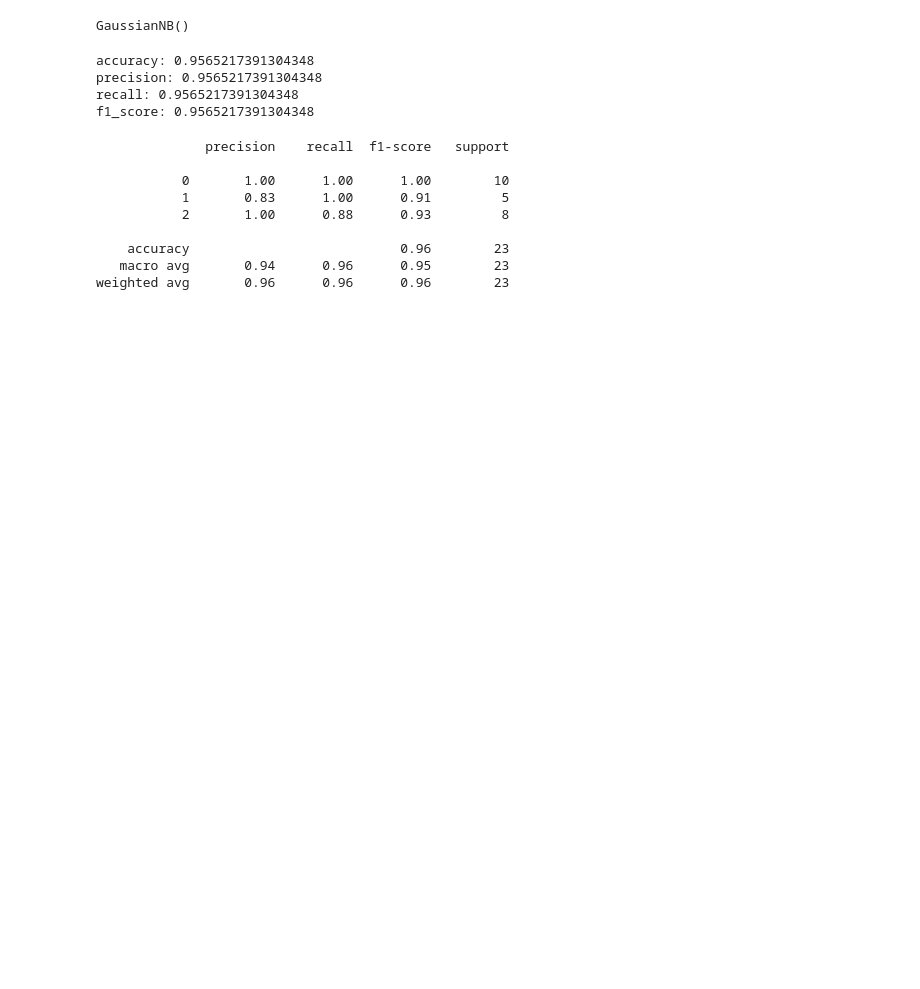
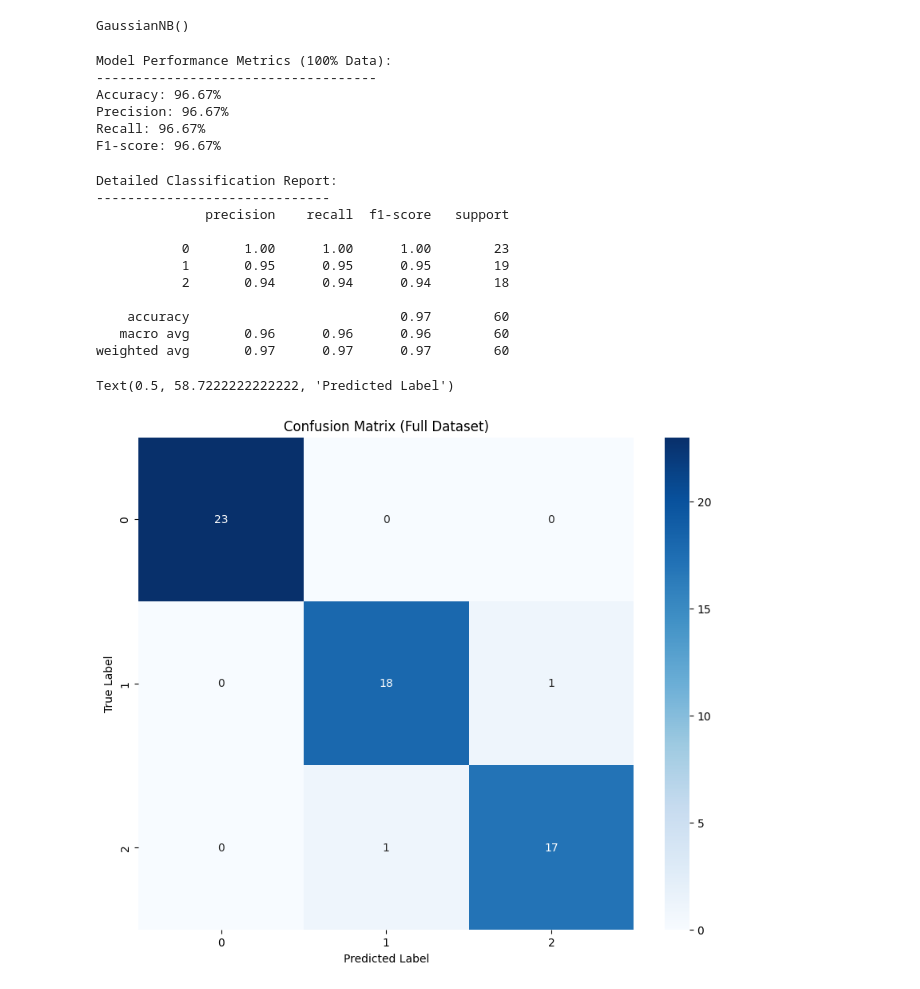
Before and after one commit to Priyanshuthapliyal2005/IrisFlowerNaiveBayes, a Jupyter notebook: irisFlowerNaiveBayes.ipynb, the cells around one changed output. Cells and saved outputs as stored; diff of their text form; code cells hidden in the pictures; blank space fills up the shorter version.

```diff
--- a/irisFlowerNaiveBayes.ipynb
+++ b/irisFlowerNaiveBayes.ipynb
@@ -162,4 +122,4 @@ dtype: int64
 # %%
 from sklearn.model_selection import train_test_split
 # %%
-x_train,x_test,y_train,y_test=train_test_split(features,target,test_size=0.15)
+x_train, x_test, y_train, y_test = train_test_split(features, target, test_size=0.4, random_state=42)
@@ -186,24 +152,42 @@ pred=bc.predict(x_test)
 # %%
 from sklearn.metrics import precision_score,recall_score,f1_score,classification_report,accuracy_score
 # %%
-print('accuracy:',accuracy_score(pred,y_test))
-print('precision:',precision_score(pred,y_test,average='micro'))
-print('recall:',recall_score(pred,y_test,average='micro'))
-print('f1_score:',f1_score(pred,y_test,average='micro'))
+print('Model Performance Metrics (100% Data):')
+print('------------------------------------')
+print(f'Accuracy: {accuracy_score(pred, y_test) * 100:.2f}%')
+print(f'Precision: {precision_score(pred, y_test, average="weighted") * 100:.2f}%')
+print(f'Recall: {recall_score(pred, y_test, average="weighted") * 100:.2f}%')
+print(f'F1-score: {f1_score(pred, y_test, average="weighted") * 100:.2f}%')
 # %% [output]
-accuracy: 0.9565217391304348
-precision: 0.9565217391304348
-recall: 0.9565217391304348
-f1_score: 0.9565217391304348
+Model Performance Metrics (100% Data):
+------------------------------------
+Accuracy: 96.67%
+Precision: 96.67%
+Recall: 96.67%
+F1-score: 96.67%
 # %%
-print(classification_report(pred,y_test))
+print('\nDetailed Classification Report:')
+print('------------------------------')
+print(classification_report(y_test, pred))
 # %% [output]
+Detailed Classification Report:
+------------------------------
               precision    recall  f1-score   support
 
-           0       1.00      1.00      1.00        10
-           1       0.83      1.00      0.91         5
-           2       1.00      0.88      0.93         8
+           0       1.00      1.00      1.00        23
+           1       0.95      0.95      0.95        19
+           2       0.94      0.94      0.94        18
 
-    accuracy                           0.96        23
-   macro avg       0.94      0.96      0.95        23
-weighted avg       0.96      0.96      0.96        23
+    accuracy                           0.97        60
+   macro avg       0.96      0.96      0.96        60
+weighted avg       0.97      0.97      0.97        60
+# %%
+plt.figure(figsize=(10, 8))
+cm = confusion_matrix(y_test, pred)
+sns.heatmap(cm, annot=True, fmt='d', cmap='Blues')
+plt.title('Confusion Matrix (Full Dataset)')
+plt.ylabel('True Label')
+plt.xlabel('Predicted Label')
+# %% [output]
+Text(0.5, 58.7222222222222, 'Predicted Label')
+[figure, added]
```
Also changed, not shown: parts of 13 cells of this notebook.
